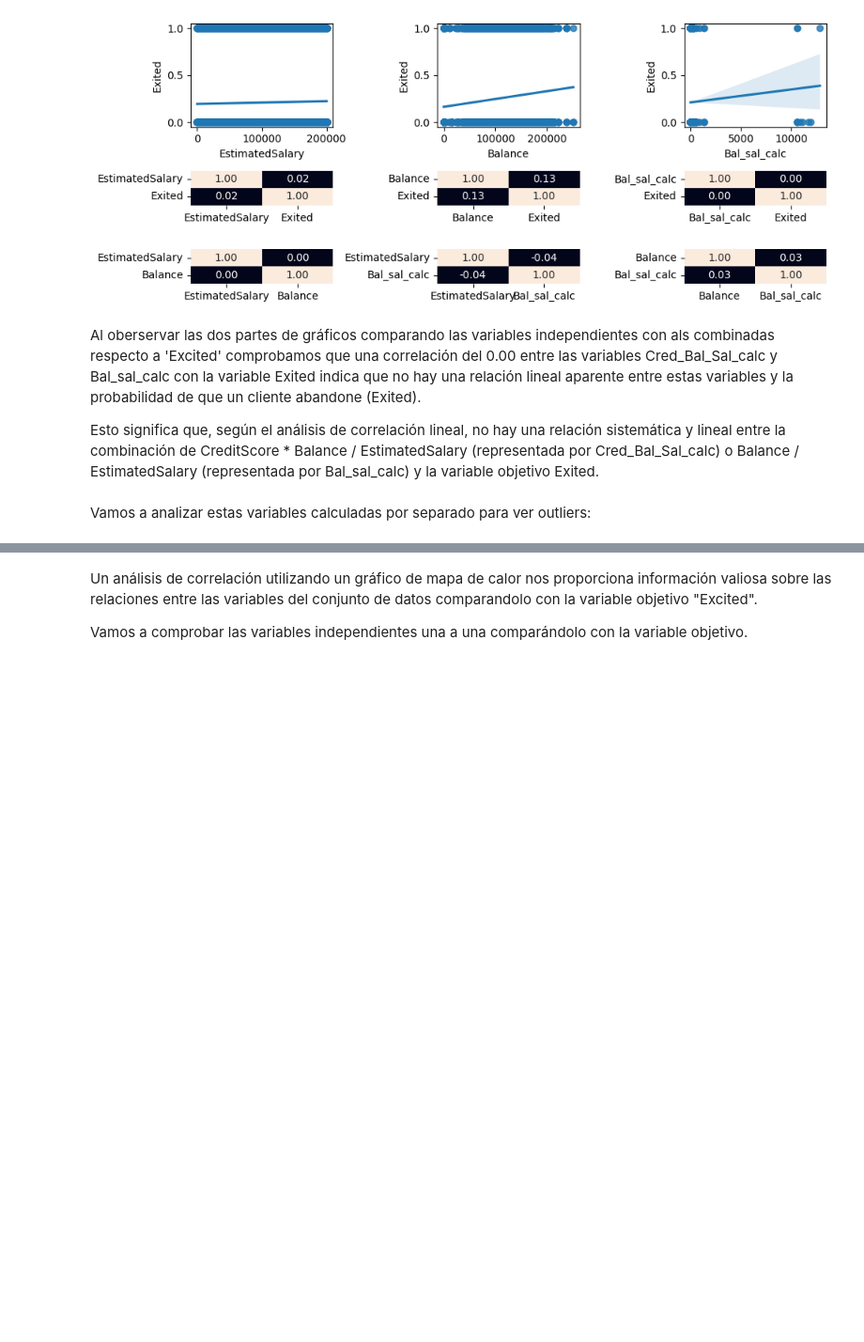
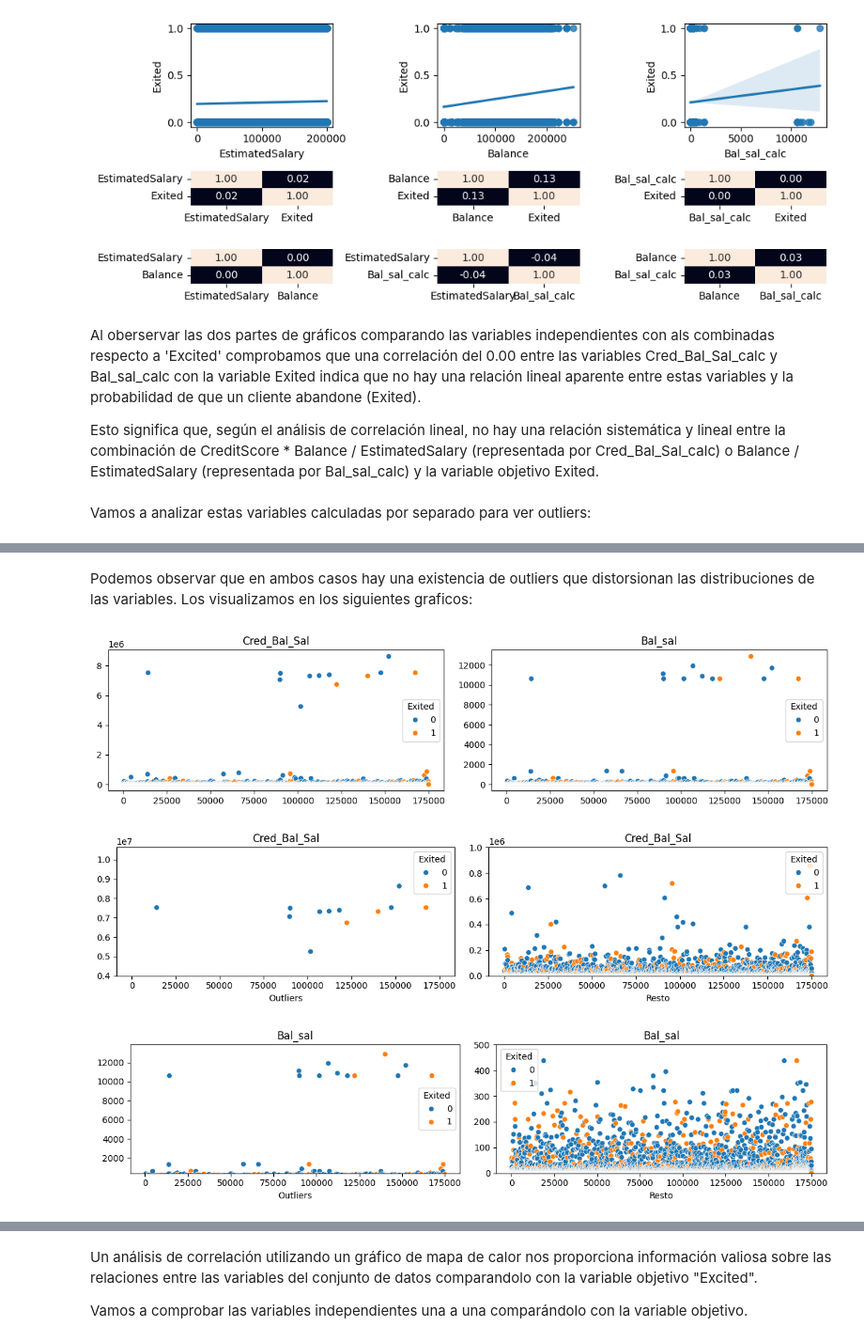
Before and after one commit to 4GeeksAcademy/Proyecto-Bank-Churn-Eli-Isa, a Jupyter notebook: src/explore-Isa.ipynb, the cells around one changed output, grey strips where cells are left out. Shown at 94% size. Saved outputs shown, nothing was run; the diff lists cells and outputs as text; code cells hidden in the pictures; blank space fills up the shorter version.

```diff
--- a/src/explore-Isa.ipynb
+++ b/src/explore-Isa.ipynb
@@ -732,0 +694,65 @@ Error:
+# %% [markdown]
+Podemos observar que en ambos casos hay una existencia de outliers que distorsionan las distribuciones de las variables. Los visualizamos en los siguientes graficos:
+# %%
+categoria= data_clean['Exited'].astype('category')
+
+fig, axis= plt.subplots(1,2,figsize=(12,3))
+max1=data_clean["Cred_Bal_Sal_calc"].max()+2000000
+min1=data_clean["Cred_Bal_Sal_calc"].min()
+max2=data_clean["Bal_sal_calc"].max()+1000
+min2=data_clean["Bal_sal_calc"].min()
+
+sns.scatterplot(x=data_clean["Cred_Bal_Sal_calc"].index,y=data_clean["Cred_Bal_Sal_calc"],hue=categoria,ax=axis[0]).set_ylabel
+sns.scatterplot(x=data_clean["Bal_sal_calc"].index,y=data_clean["Bal_sal_calc"],hue=categoria,ax=axis[1])
+axis[0].set_xlabel("")
+axis[0].set_title("Cred_Bal_Sal")
+axis[0].set_ylabel("")
+axis[1].set_xlabel("")
+axis[1].set_ylabel("")
+axis[1].set_title("Bal_sal")
+plt.tight_layout()
+
+plt.show()
+
+fig, axis= plt.subplots(1,2,figsize=(12,3))
+sns.scatterplot(x=data_clean["Cred_Bal_Sal_calc"].index,y=data_clean["Cred_Bal_Sal_calc"],hue=categoria,ax=axis[0])
+axis[0].set_ylim(4000000,max1)
+axis[0].set_title("Cred_Bal_Sal")
+#axis[0].set_yticklabels([])
+sns.scatterplot(x=data_clean["Cred_Bal_Sal_calc"].index,y=data_clean["Cred_Bal_Sal_calc"],hue=categoria,ax=axis[1])
+axis[1].set_ylim(min1,1000000)
+axis[1].set_title("Cred_Bal_Sal")
+#axis[1].set_yticks([])
+#axis[1].set_yticklabels([])
+axis[0].set_xlabel("Outliers")
+axis[0].set_ylabel("")
+axis[1].set_xlabel("Resto")
+axis[1].set_ylabel("")
+
+#plt.yticks([])
+plt.tight_layout()
+
+plt.show()
+
+fig, axis= plt.subplots(1,2,figsize=(12,3))
+sns.scatterplot(x=data_clean["Bal_sal_calc"].index,y=data_clean["Bal_sal_calc"],hue=categoria,ax=axis[0])
+axis[0].set_ylim(400,max2)
+axis[0].set_title("Bal_sal")
+#axis[0].set_yticklabels([])
+sns.scatterplot(x=data_clean["Bal_sal_calc"].index,y=data_clean["Bal_sal_calc"],hue=categoria,ax=axis[1])
+axis[1].set_ylim(min2,500)
+axis[1].set_title("Bal_sal")
+#axis[1].set_yticks([])
+#axis[1].set_yticklabels([])
+axis[0].set_xlabel("Outliers")
+axis[0].set_ylabel("")
+axis[1].set_xlabel("Resto")
+axis[1].set_ylabel("")
+
+#plt.yticks([])
+plt.tight_layout()
+plt.show()
+# %% [output]
+[figure, added]
+[figure, added]
+[figure, added]
```
Also changed, not shown: parts of 25 cells of this notebook.
